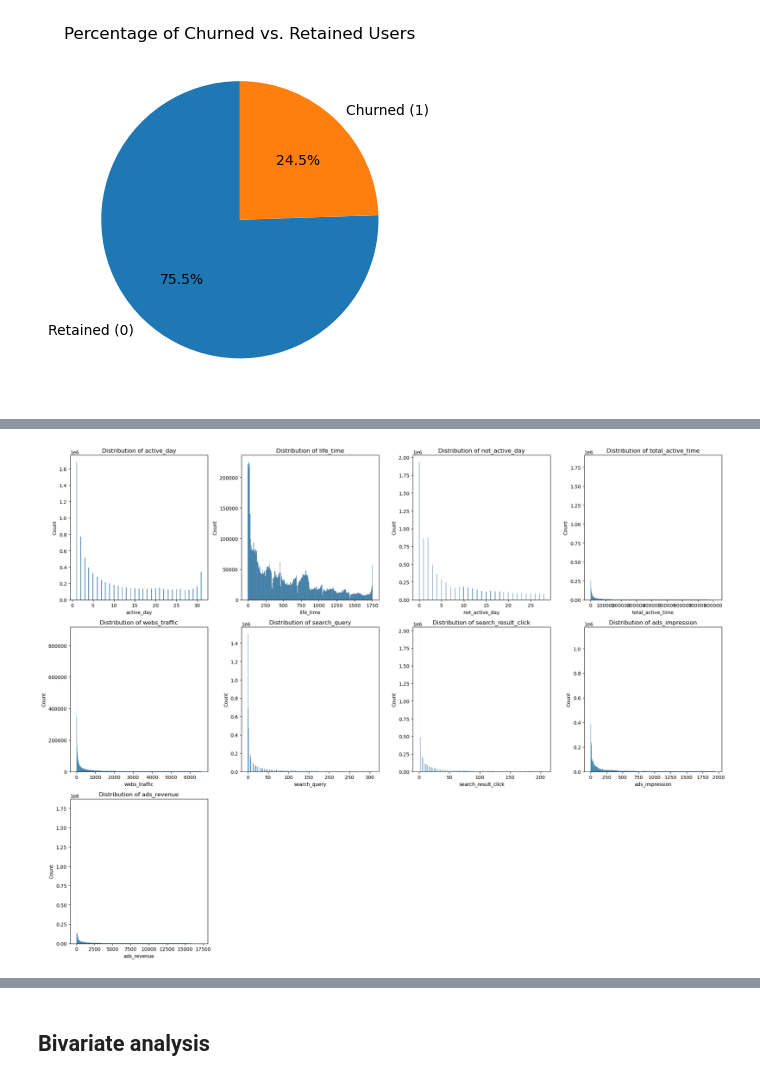
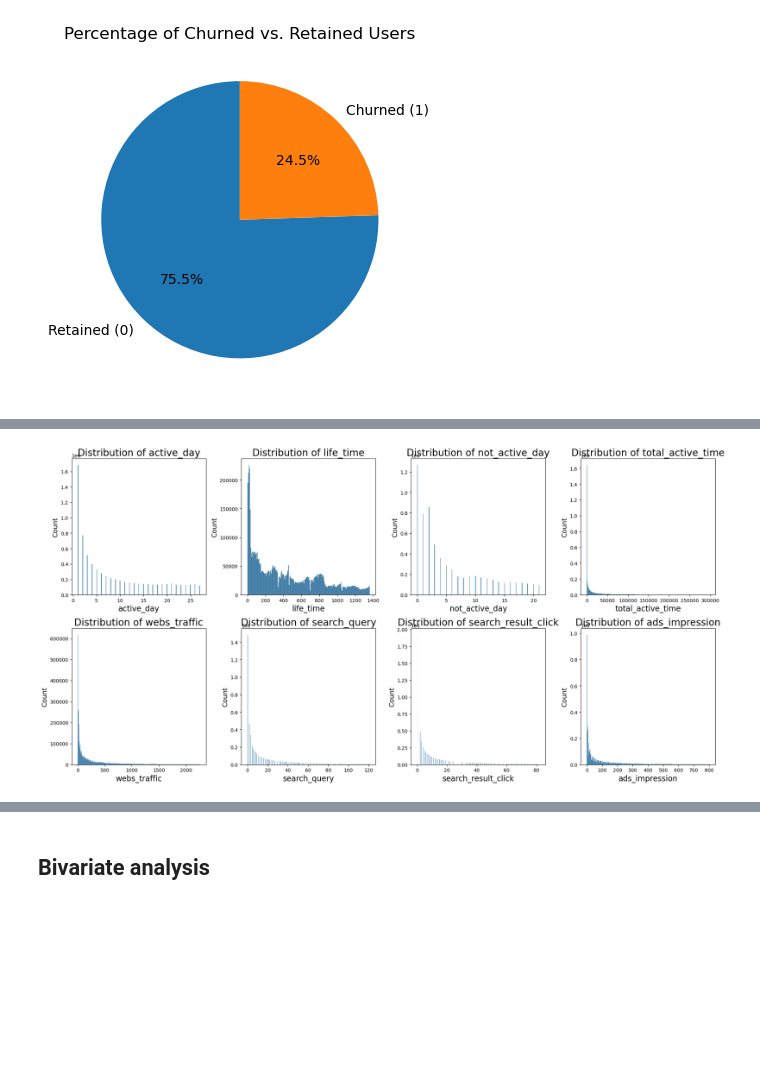
Before and after one commit to natalie283/user-churn-prediction, a Jupyter notebook: notebooks/EDA.ipynb, the cells around one changed output, grey strips where cells are left out. Cells and saved outputs as stored; diff of their text form; code cells hidden in the pictures; blank space fills up the shorter version.

Commit message:
fix some visualizations

```diff
--- a/notebooks/EDA.ipynb
+++ b/notebooks/EDA.ipynb
@@ -200,20 +246,27 @@ plt.show()
 # %%
+import matplotlib.pyplot as plt
+import seaborn as sns
+
+# Assuming 'df' is your DataFrame and 'categorical_cols_to_chart' is defined
 categorical_cols_to_chart = ['os_name', 'age_group', 'gender', 'country', 'region', 'province_type']
 
-
-# Plot for categorical variables
 fig, axes = plt.subplots(nrows=int(np.ceil(len(categorical_cols_to_chart) / 3)), ncols=3, figsize=(20, 5 * np.ceil(len(categorical_cols_to_chart) / 3)))
 for i, col in enumerate(categorical_cols_to_chart):
     row = i // 3
     col_pos = i % 3
     ax = sns.countplot(x=col, data=df, ax=axes[row, col_pos])
-    axes[row, col_pos].set_title(f'Distribution of {col}')
+    axes[row, col_pos].set_title(f'Distribution of {col}', fontsize=20)
     for label in axes[row, col_pos].get_xticklabels():
         label.set_rotation(45)
-    # Add value labels
+        label.set_fontsize(15)
+
+    # Calculate total count for the current column to find percentages
+    total = float(len(df[col]))
+    # Add percentage labels
     for p in ax.patches:
-        ax.annotate(f'{int(p.get_height())}', (p.get_x() + p.get_width() / 2., p.get_height()),
-                    ha='center', va='center', fontsize=10, color='black', xytext=(0, 5),
+        percentage = 100 * p.get_height() / total
+        ax.annotate(f'{percentage:.1f}%', (p.get_x() + p.get_width() / 2., p.get_height()),
+                    ha='center', va='center', fontsize=14, color='black', xytext=(0, 5),
                     textcoords='offset points')
 plt.tight_layout()
 plt.show()
@@ -258,36 +275,31 @@ df.rename(columns={'clicks': 'webs_traffic'}, inplace=True)
 # %%
-numerical_draft = ['active_day', 'life_time', 'not_active_day', 'total_active_time', 'webs_traffic', 'search_query', 'search_result_click', 'ads_impression', 'ads_revenue']
+numerical_draft = ['active_day', 'life_time', 'not_active_day', 'total_active_time', 'webs_traffic', 'search_query', 'search_result_click', 'ads_impression']
 
 # Calculate the 97.5th percentile for each variable in 'numerical_draft'
-percentiles = df[numerical_draft].quantile(0.975)
+percentiles = df[numerical_draft].quantile(0.90)
 
-# Initialize a filtered DataFrame
 filtered_df = pd.DataFrame()
 
-# Apply filtering for each column based on its 97.5th percentile
+# Apply filtering for each column based on its 95th percentile
 for col in numerical_draft:
     upper_bound = percentiles[col]
-    # Filter the DataFrame to exclude values above the 97.5th percentile for this column
-    # This creates a mask that is True for rows where the value in 'col' is <= its 97.5th percentile
     mask = df[col] <= upper_bound
-    # Apply the mask and assign the result to a new column in 'filtered_df'
     filtered_df[col] = df.loc[mask, col]
 
-# Now, plotting
-num_rows = (len(numerical_draft) + 3) // 4  # Calculate rows needed for subplots
-fig, axes = plt.subplots(nrows=num_rows, ncols=4, figsize=(20, 5 * num_rows))  # Setup figure and axes
-axes = axes.flatten()  # Flatten axes for easy iteration
+num_rows = (len(numerical_draft) + 3) // 4
+fig, axes = plt.subplots(nrows=num_rows, ncols=4, figsize=(20, 5 * num_rows))
+axes = axes.flatten()
 
 for i, col in enumerate(numerical_draft):
-    # Plot histogram for each filtered column
-    sns.histplot(filtered_df[col].dropna(), kde=False, ax=axes[i])  # Use dropna() to ignore NaN values resulting from filtering
-    axes[i].set_title(f'Distribution of {col}')
+    sns.histplot(filtered_df[col].dropna(), kde=False, ax=axes[i])
+    axes[i].set_title(f'Distribution of {col}', fontsize=20)
+    axes[i].set_xlabel(col, fontsize=16)
+    axes[i].set_ylabel('Count', fontsize=14)
 
-# Hide any unused axes
 for j in range(i + 1, len(axes)):
     axes[j].set_visible(False)
 
 plt.tight_layout()
 plt.show()
 # %% [output]
-[figure, old version]
+[figure, new version]
```
Also changed, not shown: parts of 20 cells of this notebook.
